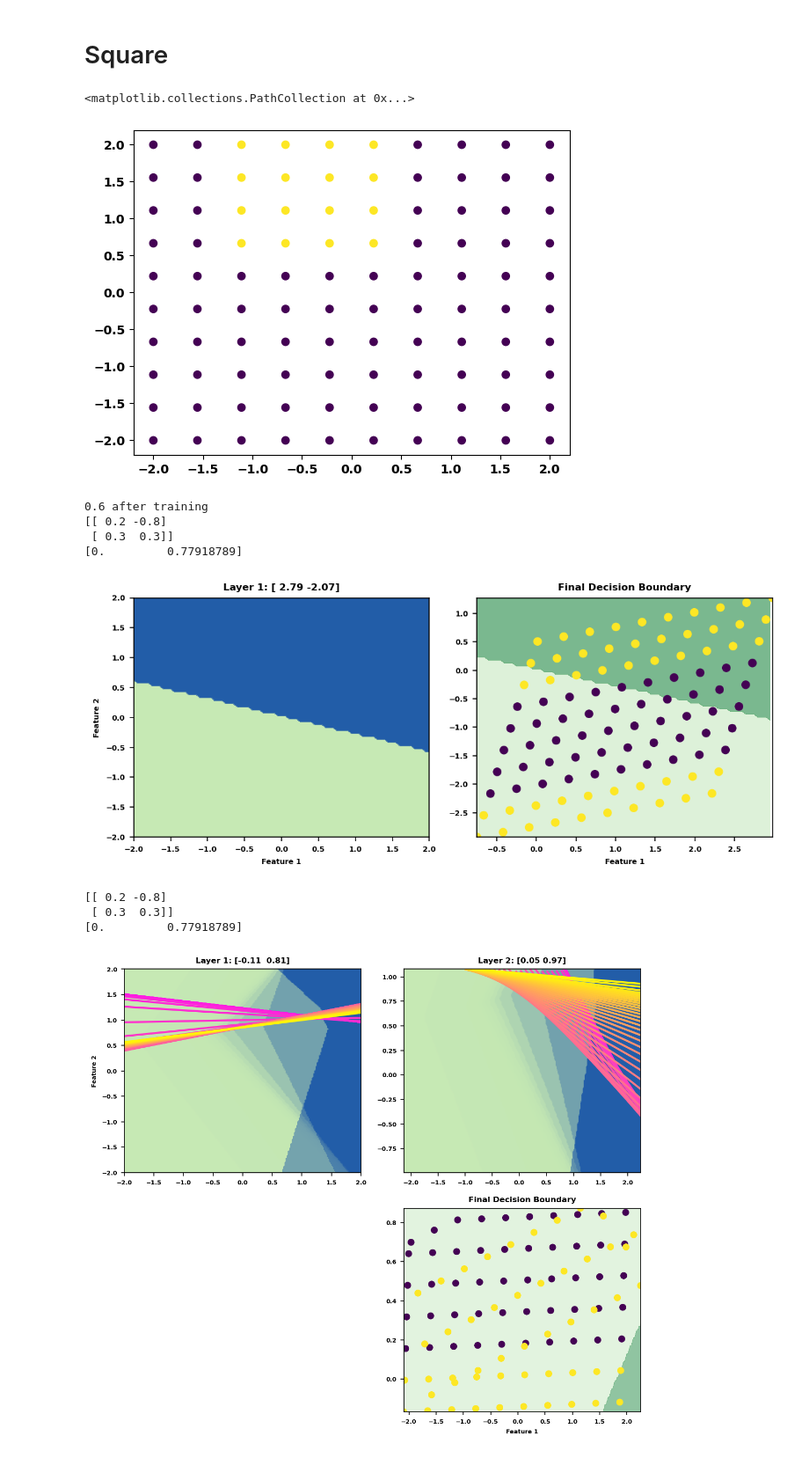
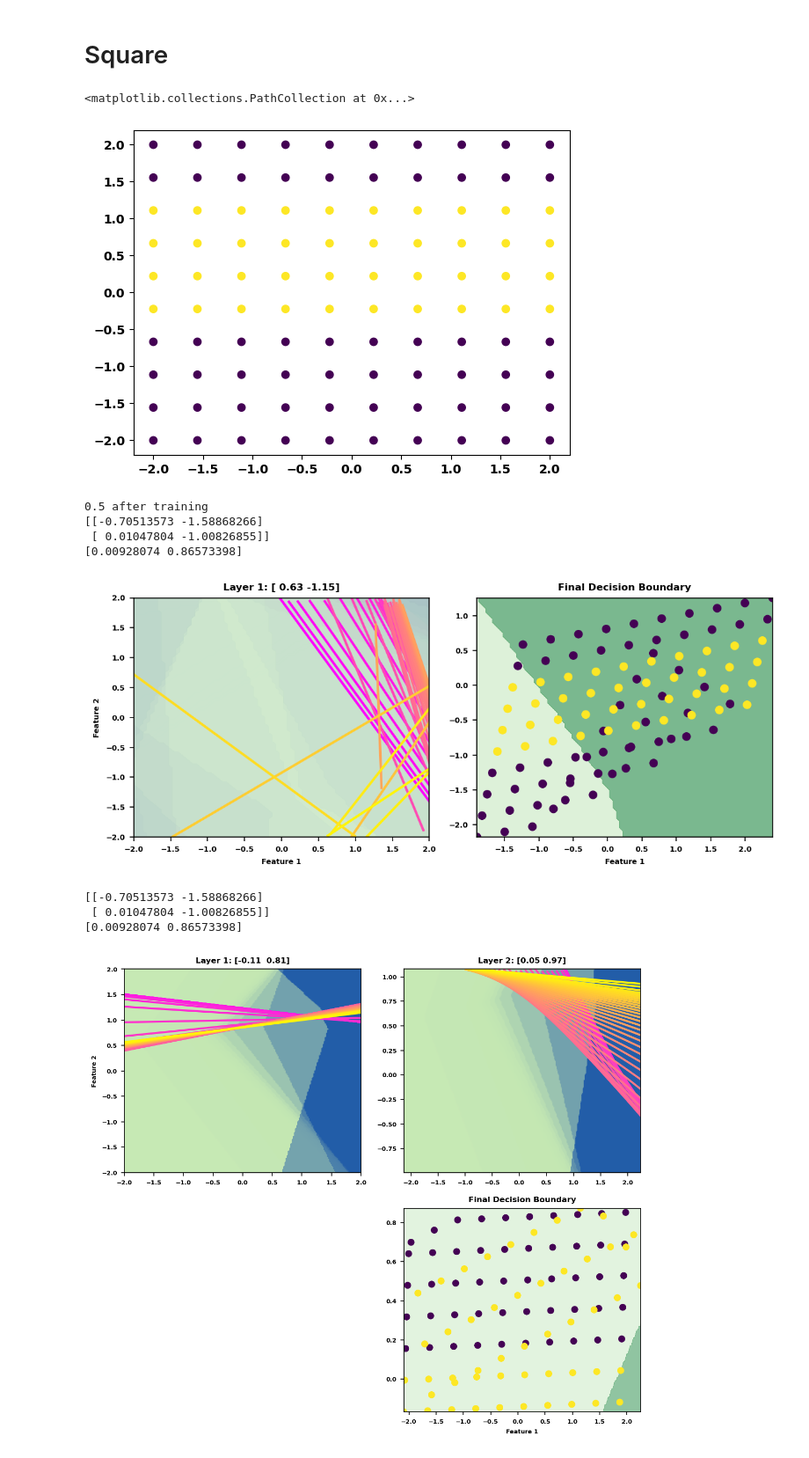
Before and after one commit to binDebug3/FoldAndCutNetworks, a Jupyter notebook: dallin.ipynb, the cells around one changed output. Shown at 88% size. Saved outputs shown, nothing was run; the diff lists cells and outputs as text; code cells hidden in the pictures.

```diff
--- a/dallin.ipynb
+++ b/dallin.ipynb
@@ -18,16 +18,14 @@ from model import OrigamiNetwork
 # Square
 # %%
 # layer = lambda D, n: D - 2 * np.outer((D@n)/np.dot(n, n), n)
-def layer(D, n):
+def layer_sam(D, n):
     scales = (D@n)/np.dot(n, n)
     mask = scales > 1
     projected = 2 * np.outer(scales, n)
     adjustment = 2*n - projected
     return D + mask[:,np.newaxis] * adjustment
 # %%
-fv1 = .5*np.array([1,1])
-fv2 = np.array([-1,1])
-fv3 = np.array([-.85,0])
+fv1 = np.array([0,.5])
 size = 10
 
 # make a meshgrid of x and y values
@@ -39,12 +37,10 @@ X1,X2 = np.meshgrid(x1,x2)
 X1 = X1.reshape(-1,1)
 X2 = X2.reshape(-1,1)
 pairs = np.concatenate((X1,X2),axis=1)
-cut1 = layer(pairs, fv1)
-cut2 = layer(cut1, fv2)
-cut = layer(cut2, fv3)
-Y = cut[:,1] > .6
+out1 = layer_sam(pairs, fv1)
+Y = out1[:,1] > -.5
 plt.scatter(pairs[:,0], pairs[:,1], c=Y)
 # %% [output]
 <matplotlib.collections.PathCollection at 0x...>
-[figure, old version]
+[figure, new version]
 # %%
@@ -103,14 +101,15 @@ pairs1d = np.expand_dims(y1d, axis=1)
 # %%
 score = 0.5
 while score == 0.5:
-    test = OrigamiNetwork(layers=1, width=None, epochs=1000, learning_rate=0.00001, optimizer="grad", reg=0, leak=0.2)
-    test.output_layer = np.array([[ 0.2 , -0.8],
-                                [ 0.3, 0.3]])
-    test.b = np.array([0.0, 0.77918789])
+    test = OrigamiNetwork(layers=1, width=None, epochs=100, learning_rate=0.01, optimizer="grad", reg=0, leak=0.2)
+    # test.output_layer = np.array([[ 0 , 1],
+    #                             [ 0, 0]])
+    # test.b = np.array([0.0, 0])
     # folds, cut, score = test.beam_search(pairs, Y, max_depth=10, beam_width=6, iter=100)
     # score = test.score()
     # print(score, "before training")
-    histories = test.fit(pairs, Y, freeze_cut=True)
+    # test.fold_vectors = np.array([[0, .5]])
+    histories = test.fit(pairs, Y, freeze_cut=False, freeze_folds=False)
     out = test.forward_pass(pairs)
     score = test.score()
     print(score, "after training")
@@ -118,10 +117,10 @@ while score == 0.5:
 print(test.output_layer)
 print(test.b)
 # %% [output]
-0.6 after training
-[[ 0.2 -0.8]
- [ 0.3  0.3]]
-[0.         0.77918789]
+0.5 after training
+[[-0.70513573 -1.58868266]
+ [ 0.01047804 -1.00826855]]
+[0.00928074 0.86573398]
 # %%
 # test.fold_vectors = np.array([[0, -1],
 #                              [1.5, 0],
@@ -170,8 +169,8 @@ def draw_fold( hyperplane, outx, outy, color, name):
 # initialize input
 X = test.X if X is None else X
 Y = test.y if Y is None else Y
-mod_number = test.epochs // n_folds
-scalor = 1 / (2 * test.epochs / mod_number)
+mod_number = max(1, test.epochs // n_folds)
+scalor = 1 / (30 * test.epochs / mod_number)
 
 # get pure colors for color scale
 length = 255
@@ -219,39 +218,40 @@ for i in range(test.layers):
     plt.title(f"Layer {i+1}: {hyperplane}", fontsize=8)
     if i % n_cols == 0:
         plt.ylabel("Feature 2", fontsize=6)
     if i >= n_cols * (n_rows - 1):
         plt.xlabel("Feature 1", fontsize=6)
     progress.close()
 
 # reset the output layer and b
 test.output_layer = og_output_layer.copy()
 test.b = og_b_thing.copy()
 
 # plot the final decision boundary
 plt.subplot(n_rows, n_cols, n_rows*n_cols)
 if include_cut:
     Z = test.predict(grid_points)
     Z = Z.reshape(xx.shape)
     plt.contourf(xx, yy, Z, alpha=0.6, cmap=plt.cm.Greens)
 # plot the points
 outx = out[-2][:,0]
 outy = out[-2][:,1]
+rescale = 1
 plt.scatter(outx, outy, c=Y)
-plt.ylim(np.min(outy), np.max(outy))
-plt.xlim(np.min(outx), np.max(outx))
+plt.ylim(rescale*np.min(outy), rescale*np.max(outy))
+plt.xlim(rescale*np.min(outx), rescale*np.max(outx))
 plt.xlabel("Feature 1", fontsize=6)
 plt.title("Final Decision Boundary", fontsize=8)
 plt.tick_params(axis='both', which='major', labelsize=6)
 plt.tight_layout()
 plt.show()
 
 print(test.output_layer)
 print(test.b)
 # %% [output]
-[figure, old version]
+[figure, new version]
-[[ 0.2 -0.8]
- [ 0.3  0.3]]
-[0.         0.77918789]
+[[-0.70513573 -1.58868266]
+ [ 0.01047804 -1.00826855]]
+[0.00928074 0.86573398]
 # %%
 test.output_layer = np.array([[ 0.2 , -0.8],
                               [ 0.3, 0.3]])
```
Also changed, not shown: parts of 1 cell of this notebook, 2 other files.
